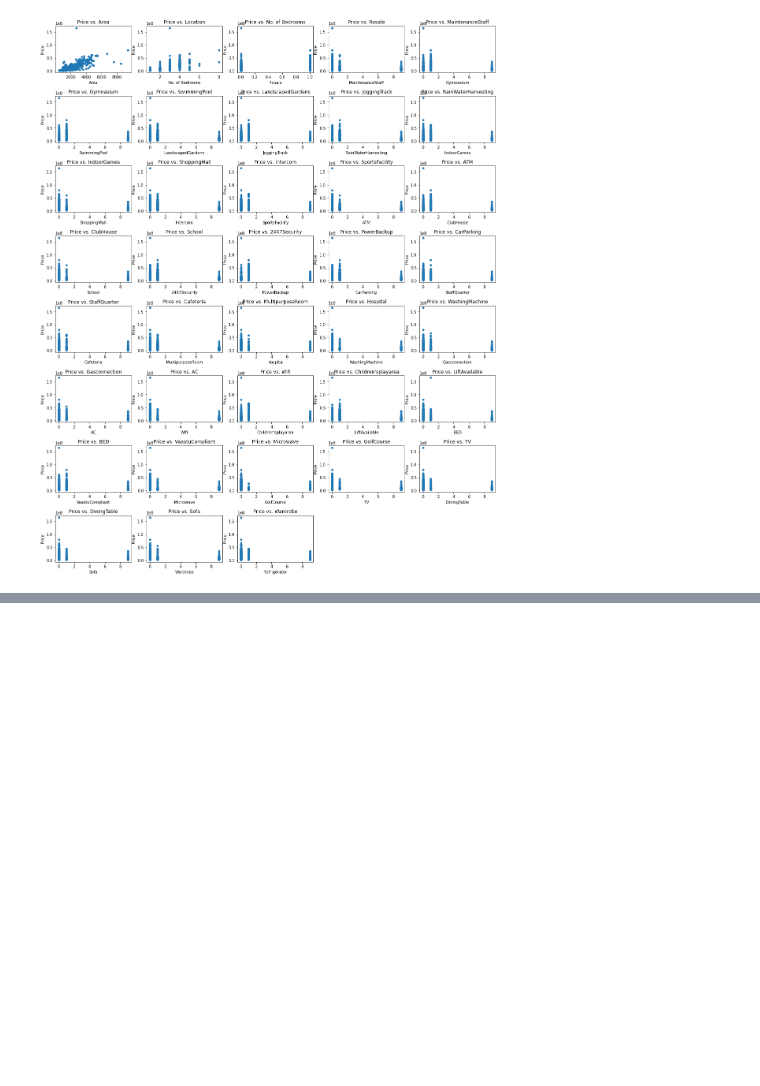
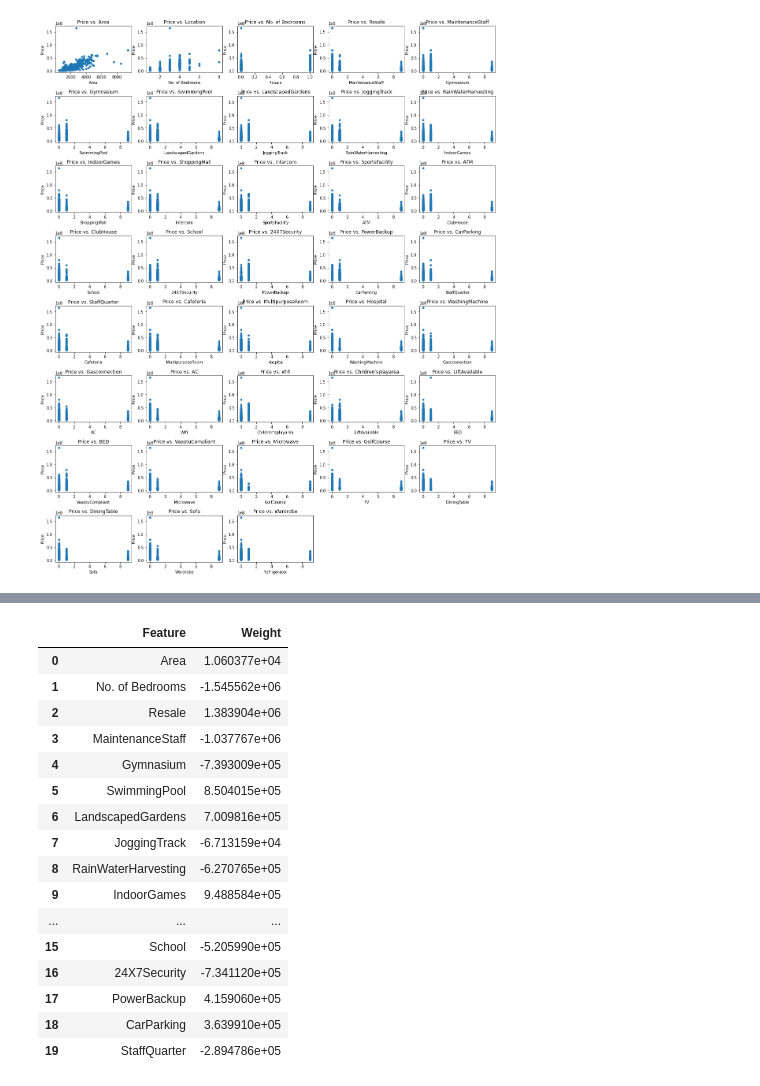
Before and after one commit to pfbrune/GrokkingML, a Jupyter notebook: ch3_hyderabad.ipynb, the cells around one changed output, grey strips where cells are left out. Saved outputs shown, nothing was run; the diff lists cells and outputs as text; code cells hidden in the pictures; blank space fills up the shorter version.

```diff
--- a/ch3_hyderabad.ipynb
+++ b/ch3_hyderabad.ipynb
@@ -59,0 +63,6 @@ for i in range(num_num_features):
+# %%
+#extract variables for a single linear regression
+Y_reg = Y.to_numpy().reshape((-1,1))
+X_reg = df2['Area'].to_numpy().reshape((-1,1))
+lin_mod = LinearRegression()
+lin_mod.fit(X_reg,Y_reg);
@@ -59,0 +80,5 @@ for i in range(num_num_features):
+# %%
+#run multiple linear regression using the first 10 features
+num_features = 20
+X_mreg = df3.iloc[:,:num_features]
+mlr_model = LinearRegression().fit(X_mreg,Y_reg)
@@ -59,0 +98,23 @@ for i in range(num_num_features):
+# %%
+#make a table of weights and coefficients
+df_results = pd.DataFrame(data={'Feature':X_mreg.columns.to_list(),'Weight':mlr_model.coef_.flatten()})
+# %%
+df_results
+# %% [output]
+|  | Feature | Weight |
+| 0 | Area | 1.060377e+04 |
+| 1 | No. of Bedrooms | -1.545562e+06 |
+| 2 | Resale | 1.383904e+06 |
+| 3 | MaintenanceStaff | -1.037767e+06 |
+| 4 | Gymnasium | -7.393009e+05 |
+| 5 | SwimmingPool | 8.504015e+05 |
+| 6 | LandscapedGardens | 7.009816e+05 |
+| 7 | JoggingTrack | -6.713159e+04 |
+| 8 | RainWaterHarvesting | -6.270765e+05 |
+| 9 | IndoorGames | 9.488584e+05 |
+| ... | ... | ... |
+| 15 | School | -5.205990e+05 |
+| 16 | 24X7Security | -7.341120e+05 |
+| 17 | PowerBackup | 4.159060e+05 |
+| 18 | CarParking | 3.639910e+05 |
+| 19 | StaffQuarter | -2.894786e+05 |
```
Also changed, not shown: parts of 3 cells of this notebook.
